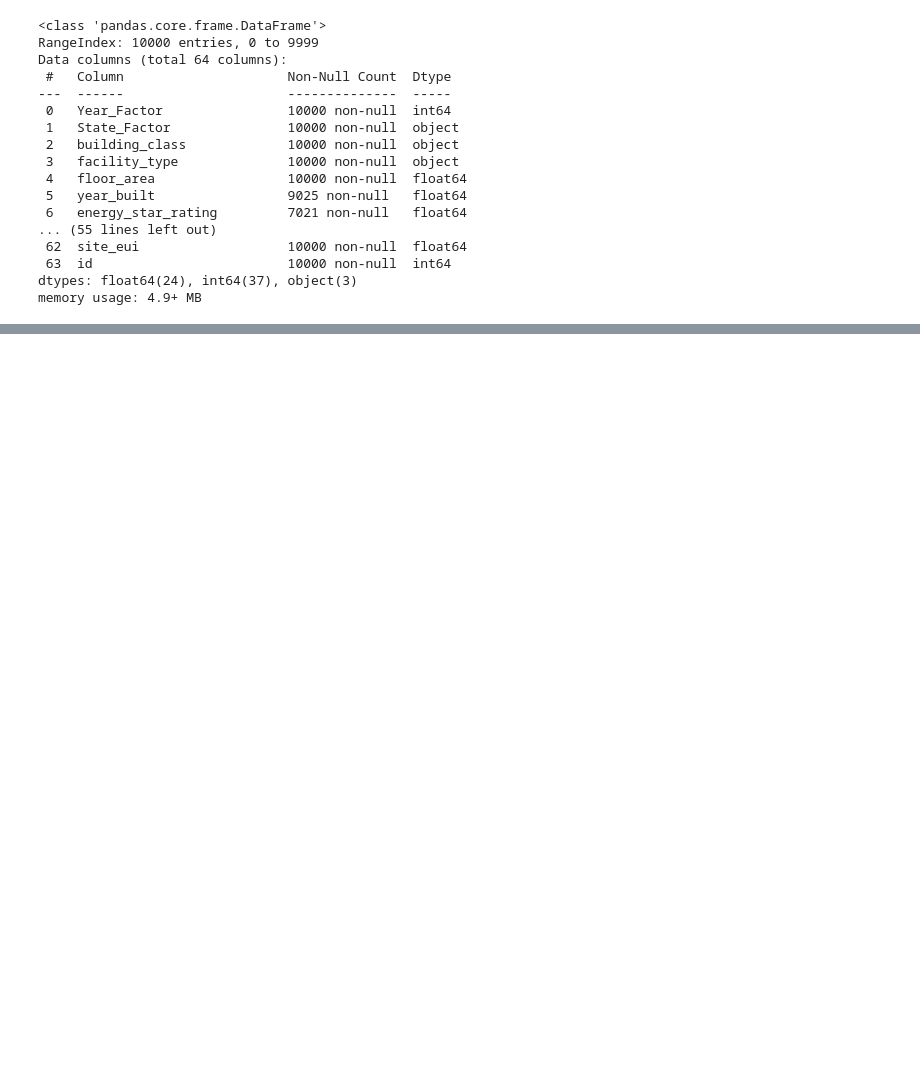
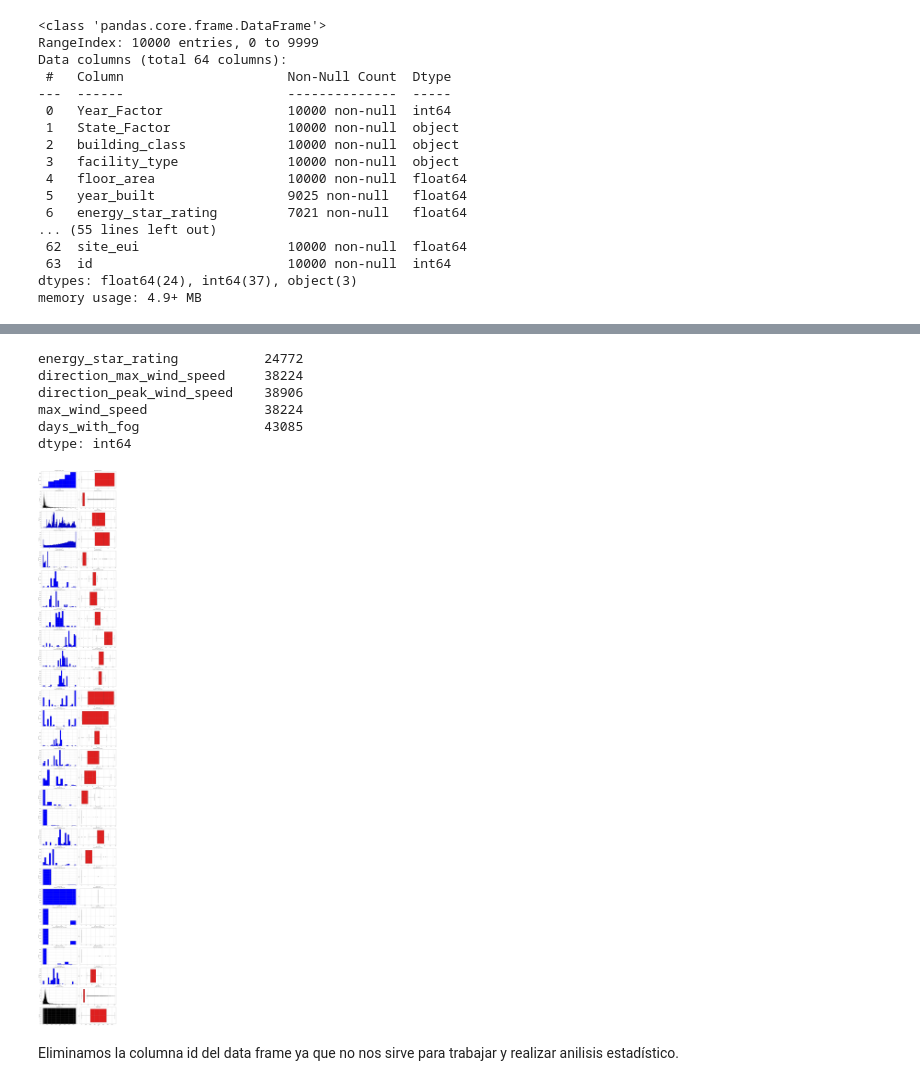
Before and after one commit to lupepena/Mentoria06, a Jupyter notebook: tp1/MentoríaCC_TP1.ipynb, the cells around one changed output, grey strips where cells are left out. Drawn from its saved outputs; the diff is of its cells as text; code cells hidden in the pictures; blank space fills up the shorter version.

```diff
--- a/tp1/MentoríaCC_TP1.ipynb
+++ b/tp1/MentoríaCC_TP1.ipynb
@@ -79,0 +449,52 @@ Entender qué tipos de features poseen los dataset, qué significan y cómo se r
+# %%
+# Calcular el número de valores faltantes por columna en el nuevo dataframe limpio: df_filtered
+valores_faltantes = df_filtered.isnull().sum()
+
+# Filtrar las columnas que tienen al menos un valor faltante
+columnas_con_faltantes = valores_faltantes[valores_faltantes > 0]
+
+print(columnas_con_faltantes)
+# %% [output]
+energy_star_rating           24772
+direction_max_wind_speed     38224
+direction_peak_wind_speed    38906
+max_wind_speed               38224
+days_with_fog                43085
+dtype: int64
+# %%
+# Configurar el tamaño de la figura y subplots
+fig, axes = plt.subplots(nrows=28, ncols=2, figsize=(20, 140))
+
+# Aplanar los ejes para iterar fácilmente
+axes = axes.flatten()
+
+# Iterar sobre las columnas y los subplots
+for i, column in enumerate(SampleColumns_num):
+    # Histograma
+    ax_hist = axes[i*2]
+    num_bins = df_filtered[column].nunique()
+    ax_hist.hist(df_filtered[column], bins=num_bins, color='blue', edgecolor='black')
+    ax_hist.set_title(f'Histograma de {column}')
+    ax_hist.set_xlabel(column)
+    ax_hist.set_ylabel('Frecuencia')
+    ax_hist.grid(True)
+
+    # Boxplot
+    ax_box = axes[i*2 + 1]
+    sns.boxplot(x=df_filtered[column], ax=ax_box, color='red')
+    ax_box.set_title(f'Boxplot de {column}')
+    ax_box.set_xlabel(column)
+    ax_box.set_ylabel('Valor')
+    ax_box.grid(True)
+
+# Eliminar cualquier subplot vacío si hay columnas impares
+if len(SampleColumns_num) % 2 != 0:
+    fig.delaxes(axes[-1])
+
+# Ajustar el layout para evitar superposiciones
+plt.tight_layout()
+plt.show()
+# %% [output]
+[figure, added]
+# %% [markdown]
+Eliminamos la columna id del data frame ya que no nos sirve para trabajar y realizar anilisis estadístico.
```
Also changed, not shown: parts of 47 cells of this notebook.
